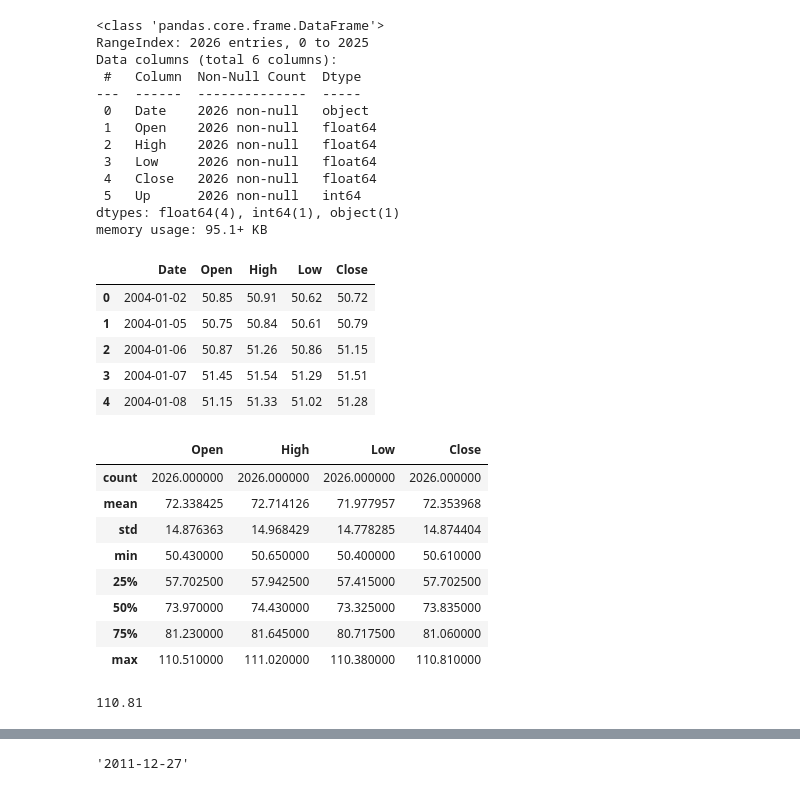
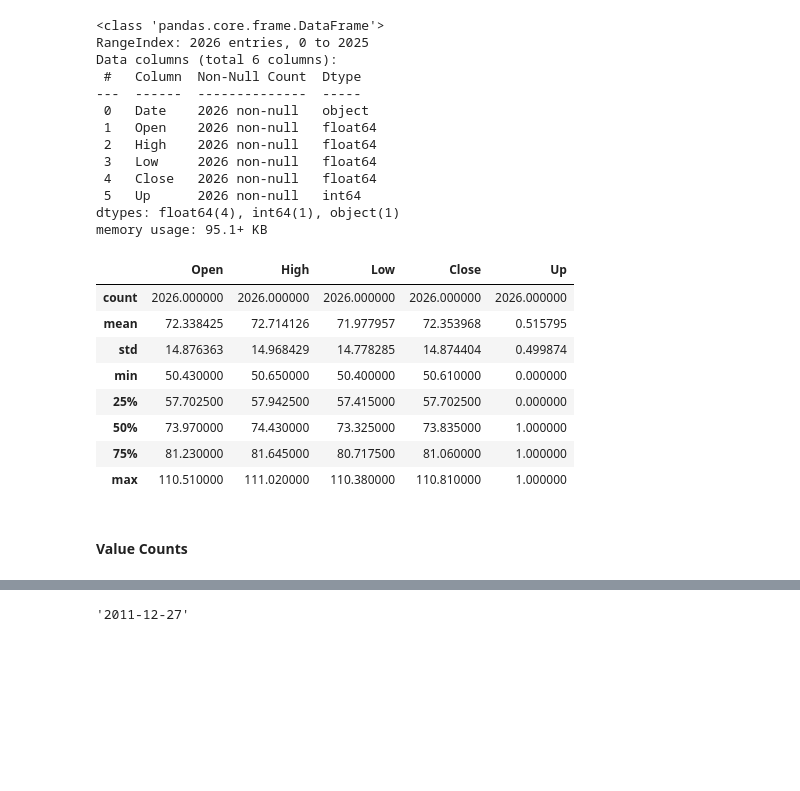
Before and after one commit to chocochip13/stock-price, a Jupyter notebook: notebooks/EDA.ipynb, the cells around one changed output, grey strips where cells are left out. Drawn from its saved outputs; the diff is of its cells as text; code cells hidden in the pictures; blank space fills up the shorter version.

```diff
--- a/notebooks/EDA.ipynb
+++ b/notebooks/EDA.ipynb
@@ -57,6 +59,18 @@ Data columns (total 6 columns):
  5   Up      2026 non-null   int64
 dtypes: float64(4), int64(1), object(1)
 memory usage: 95.1+ KB
+# %%
+train.describe()
+# %% [output]
+|  | Open | High | Low | Close | Up |
+| count | 2026.000000 | 2026.000000 | 2026.000000 | 2026.000000 | 2026.000000 |
+| mean | 72.338425 | 72.714126 | 71.977957 | 72.353968 | 0.515795 |
+| std | 14.876363 | 14.968429 | 14.778285 | 14.874404 | 0.499874 |
+| min | 50.430000 | 50.650000 | 50.400000 | 50.610000 | 0.000000 |
+| 25% | 57.702500 | 57.942500 | 57.415000 | 57.702500 | 0.000000 |
+| 50% | 73.970000 | 74.430000 | 73.325000 | 73.835000 | 1.000000 |
+| 75% | 81.230000 | 81.645000 | 80.717500 | 81.060000 | 1.000000 |
+| max | 110.510000 | 111.020000 | 110.380000 | 110.810000 | 1.000000 |
 # %%
 Y_train = train['Up']
 X_train = train.drop(['Up'], axis = 1)
@@ -65,26 +77,2 @@ X_test = test
-# %%
-X_train.head()
-# %% [output]
-|  | Date | Open | High | Low | Close |
-| 0 | 2004-01-02 | 50.85 | 50.91 | 50.62 | 50.72 |
-| 1 | 2004-01-05 | 50.75 | 50.84 | 50.61 | 50.79 |
-| 2 | 2004-01-06 | 50.87 | 51.26 | 50.86 | 51.15 |
-| 3 | 2004-01-07 | 51.45 | 51.54 | 51.29 | 51.51 |
-| 4 | 2004-01-08 | 51.15 | 51.33 | 51.02 | 51.28 |
-# %%
-X_train.describe()
-# %% [output]
-|  | Open | High | Low | Close |
-| count | 2026.000000 | 2026.000000 | 2026.000000 | 2026.000000 |
-| mean | 72.338425 | 72.714126 | 71.977957 | 72.353968 |
-| std | 14.876363 | 14.968429 | 14.778285 | 14.874404 |
-| min | 50.430000 | 50.650000 | 50.400000 | 50.610000 |
-| 25% | 57.702500 | 57.942500 | 57.415000 | 57.702500 |
-| 50% | 73.970000 | 74.430000 | 73.325000 | 73.835000 |
-| 75% | 81.230000 | 81.645000 | 80.717500 | 81.060000 |
-| max | 110.510000 | 111.020000 | 110.380000 | 110.810000 |
-# %%
-close_max = X_train['Close'].max()
-close_max
-# %% [output]
-110.81
+# %% [markdown]
+#### Value Counts
```
Also changed, not shown: parts of 21 cells of this notebook, 1 other file.
